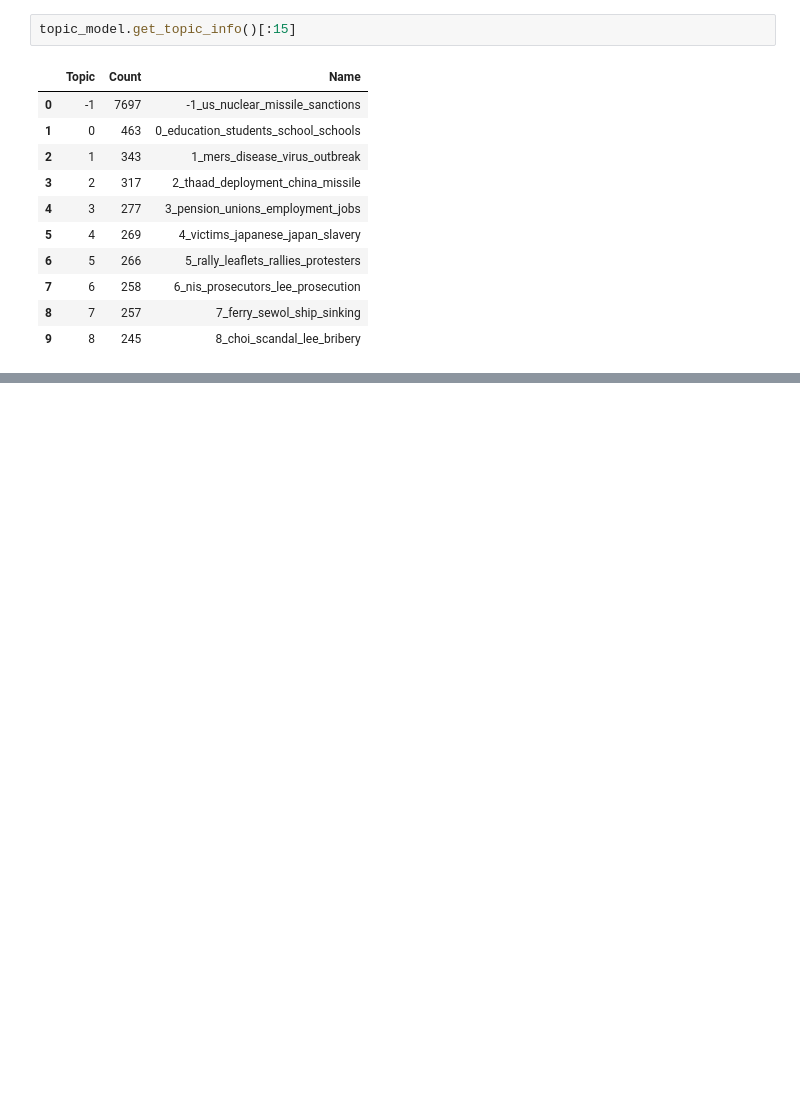
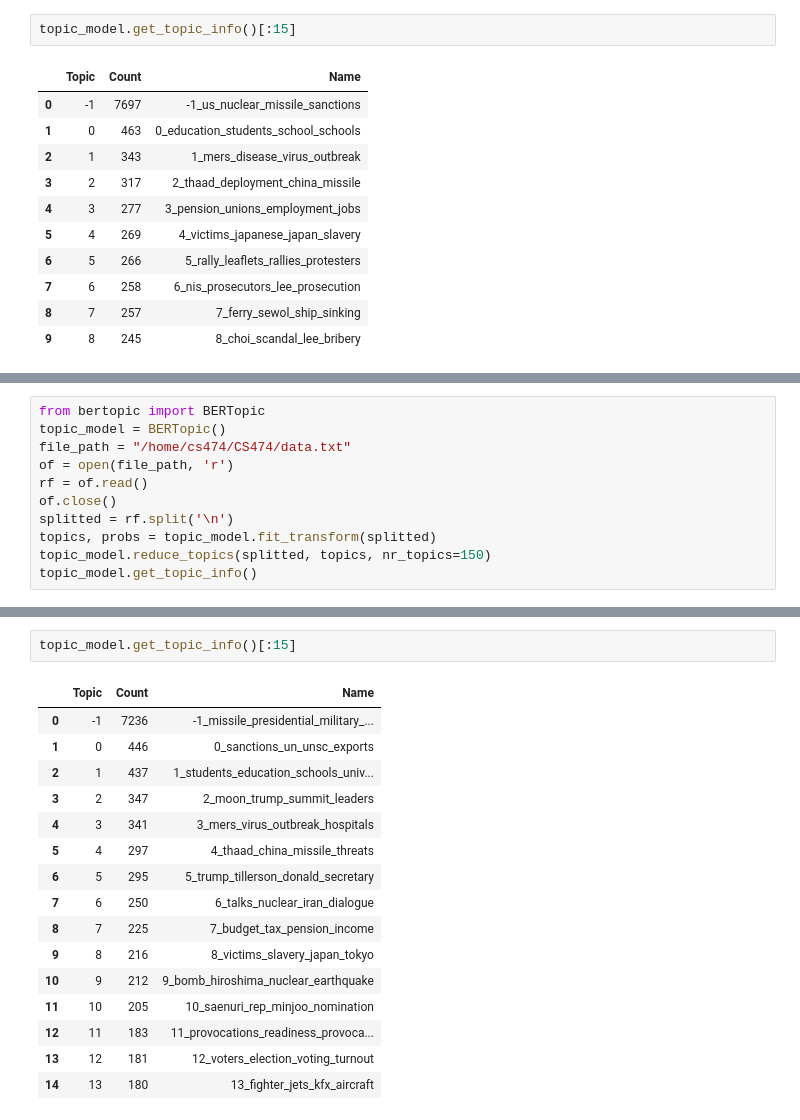
Before and after one commit to ChoiIseungil/CS474, a Jupyter notebook: bertopic/sample.ipynb, the cells around one changed output, grey strips where cells are left out. Saved outputs shown, nothing was run; the diff lists cells and outputs as text; blank space fills up the shorter version.

```diff
--- a/bertopic/sample.ipynb
+++ b/bertopic/sample.ipynb
@@ -117,0 +183,11 @@ topic_model.get_topic_info()[:15]
+# %%
+from bertopic import BERTopic
+topic_model = BERTopic()
+file_path = "/home/cs474/CS474/data.txt"
+of = open(file_path, 'r')
+rf = of.read()
+of.close()
+splitted = rf.split('\n')
+topics, probs = topic_model.fit_transform(splitted)
+topic_model.reduce_topics(splitted, topics, nr_topics=150)
+topic_model.get_topic_info()
@@ -117,0 +208,19 @@ topic_model.get_topic_info()[:15]
+# %%
+topic_model.get_topic_info()[:15]
+# %% [output]
+|  | Topic | Count | Name |
+| 0 | -1 | 7236 | -1_missile_presidential_military_... |
+| 1 | 0 | 446 | 0_sanctions_un_unsc_exports |
+| 2 | 1 | 437 | 1_students_education_schools_univ... |
+| 3 | 2 | 347 | 2_moon_trump_summit_leaders |
+| 4 | 3 | 341 | 3_mers_virus_outbreak_hospitals |
+| 5 | 4 | 297 | 4_thaad_china_missile_threats |
+| 6 | 5 | 295 | 5_trump_tillerson_donald_secretary |
+| 7 | 6 | 250 | 6_talks_nuclear_iran_dialogue |
+| 8 | 7 | 225 | 7_budget_tax_pension_income |
+| 9 | 8 | 216 | 8_victims_slavery_japan_tokyo |
+| 10 | 9 | 212 | 9_bomb_hiroshima_nuclear_earthquake |
+| 11 | 10 | 205 | 10_saenuri_rep_minjoo_nomination |
+| 12 | 11 | 183 | 11_provocations_readiness_provoca... |
+| 13 | 12 | 181 | 12_voters_election_voting_turnout |
+| 14 | 13 | 180 | 13_fighter_jets_kfx_aircraft |
```
Also changed, not shown: parts of 36 cells of this notebook, 6 other files.
